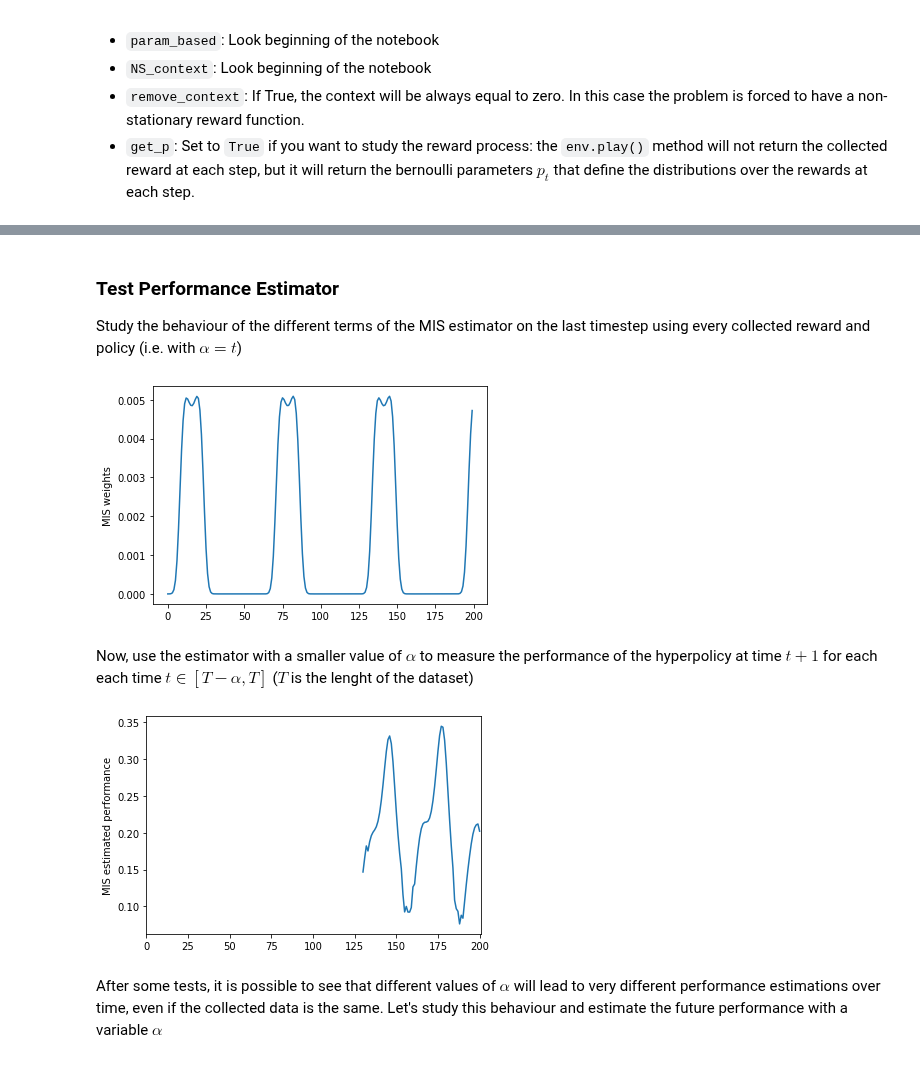
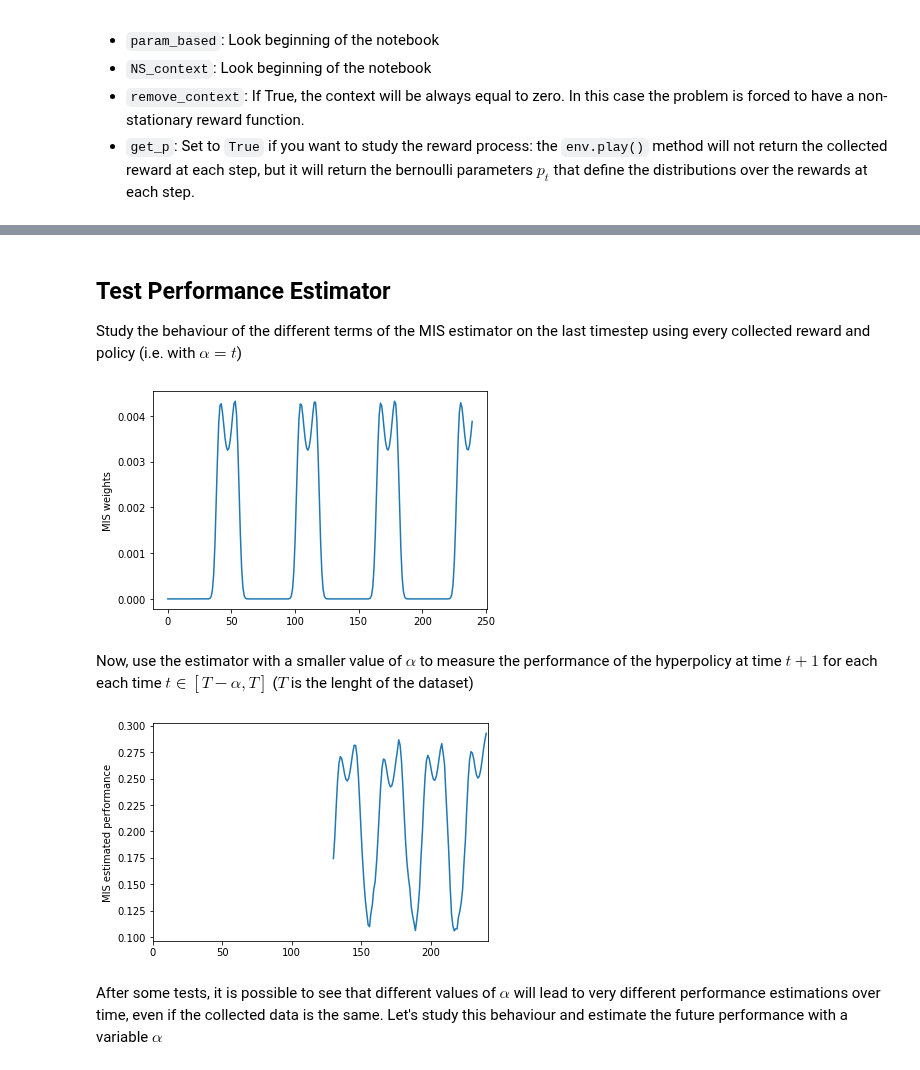
Before and after one commit to francescovidaich964/Como_lake, a Jupyter notebook: bandit_tests/non-stat_contextual_bandits.ipynb, the cells around one changed output, grey strips where cells are left out. Saved outputs shown, nothing was run; the diff lists cells and outputs as text; code cells hidden in the pictures.

```diff
--- a/bandit_tests/non-stat_contextual_bandits.ipynb
+++ b/bandit_tests/non-stat_contextual_bandits.ipynb
@@ -267,5 +267,5 @@ env = environment(NS_context, remove_context, sigma_x=2,
                   A=5, phi=0.1, psi=np.pi)
 
 # Play the hyperpolicy
-contexts, thetas, rewards, actions, NS_process, theta_means = env.play(nu, n_steps=200, get_p=get_p)
+contexts, thetas, rewards, actions, NS_process, theta_means = env.play(nu, n_steps=240, get_p=get_p)
 # %%
@@ -368,7 +368,7 @@ def MIS_estimator(nu, thetas, rewards, t, return_type=0, beta=1):
     else:
         return sum_terms
 # %% [markdown]
-### Test Performance Estimator
+## Test Performance Estimator
 Study the behaviour of the different terms of the MIS estimator on the last timestep using every collected reward and policy (i.e. with $\alpha=t$)
 # %%
 ### Study the behaviour of the different terms of the MIS estimator on the last
@@ -383,26 +383,26 @@ plt.plot(MIS_terms)
 plt.ylabel("MIS weights")
 plt.show()
 # %% [output]
-[figure, old version]
+[figure, new version]
 # %% [markdown]
 Now, use the estimator with a smaller value of $\alpha$ to measure the performance of the hyperpolicy at time $t+1$ for each each time $t\in[T-\alpha,T]$ ($T$ is the lenght of the dataset)
 # %%
 # Prepare array to contain estimated performances
 alpha = 130
 performances = np.array([])
 
 # Compute performances
 for t in tqdm(range(alpha, len(rewards)+1)):
-    MIS_performance = MIS_estimator(nu, thetas[t-alpha:t+1], rewards[t-alpha:t+1], t, beta=0.98)
+    MIS_performance = MIS_estimator(nu, thetas[t-alpha:t+1], rewards[t-alpha:t+1], t, beta=1)
     performances = np.append(performances, MIS_performance)
 
 # Plot the perfromances as function of time
 plt.plot(np.arange(alpha, len(rewards)+1), performances)
 plt.ylabel("MIS estimated performance")
 plt.xlim(0, len(rewards)+1)
 plt.show()
 # %% [output]
-[figure, old version]
+[figure, new version]
 # %% [markdown]
 After some tests, it is possible to see that different values of $\alpha$ will lead to very different performance estimations over time, even if the collected data is the same. Let's study this behaviour and estimate the future performance with a variable $\alpha$
 # %%
```
Also changed, not shown: parts of 5 cells of this notebook.
